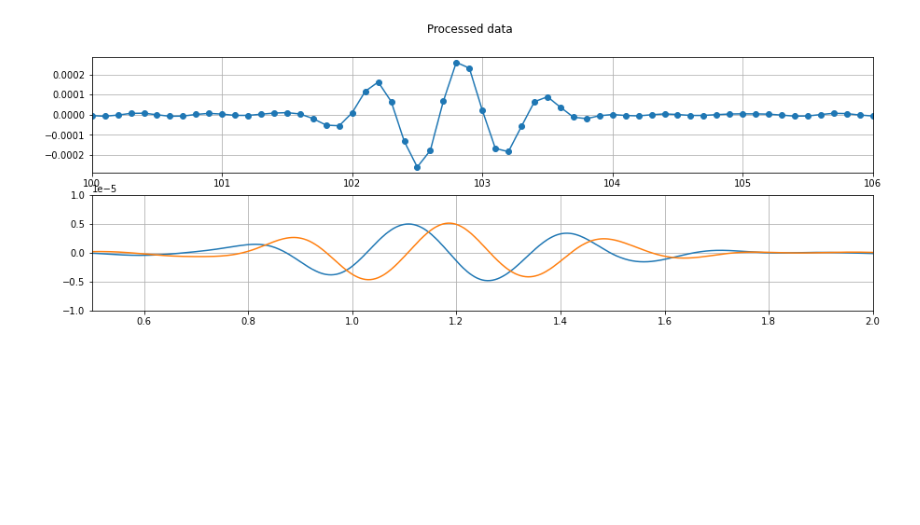
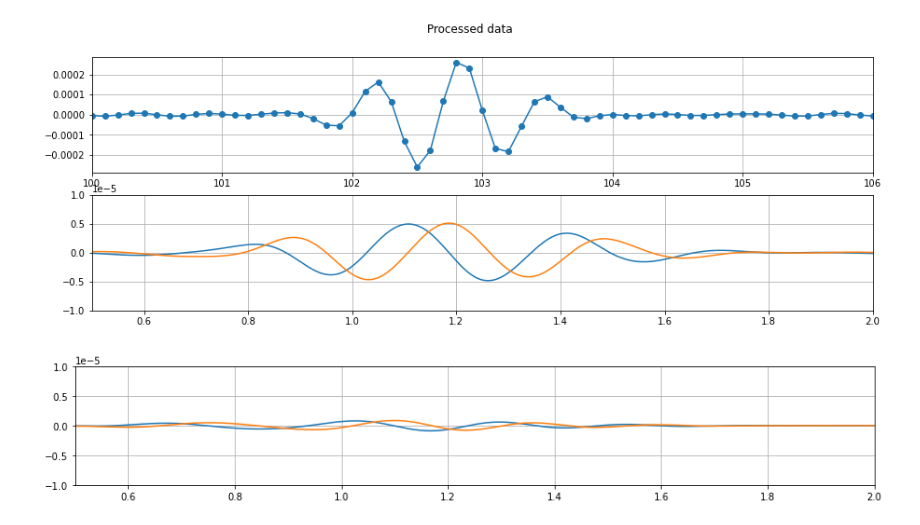
Before and after one commit to natsunoyuki/seismic_analysis_tools, a Jupyter notebook: ymaeda_tools_dft_checks.ipynb, the cells around one changed output. Drawn from its saved outputs; the diff is of its cells as text; code cells hidden in the pictures; blank space fills up the shorter version.

```diff
--- a/ymaeda_tools_dft_checks.ipynb
+++ b/ymaeda_tools_dft_checks.ipynb
@@ -136,3 +140,18 @@ plt.show()
 (4096,) (4096,) (4096,) (4096,)
 (4096,) (4096,) (4096,) (4096,)
 [figure]
+# %%
+# Load the 2049 dX.cv files in d_obs/
+d_obs = readall_dobs(base_dir + parent_dir)
+d_obs = np.transpose(np.vstack([np.real(d_obs), np.imag(d_obs)]))
+
+plt.figure(figsize = (15, 5))
+plt.subplot(2, 1, 1)
+plt.plot(f, d_obs[:, 0])
+plt.plot(f, d_obs[:, 1])
+plt.xlim([0.5, 2.0])
+plt.ylim(-1e-5, 1e-5)
+plt.grid(True)
+plt.show()
+# %% [output]
+[figure, added]
```
Also changed, not shown: parts of 4 cells of this notebook, 1 other file.
